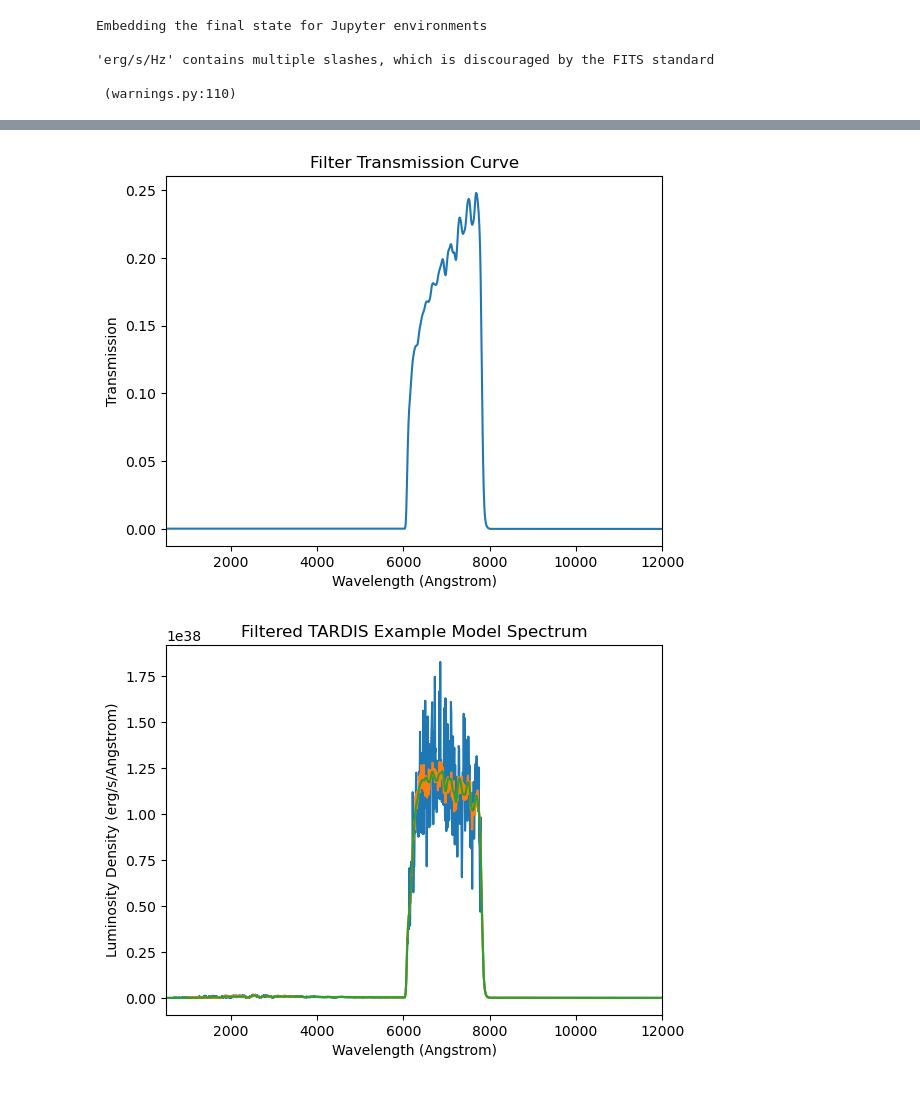
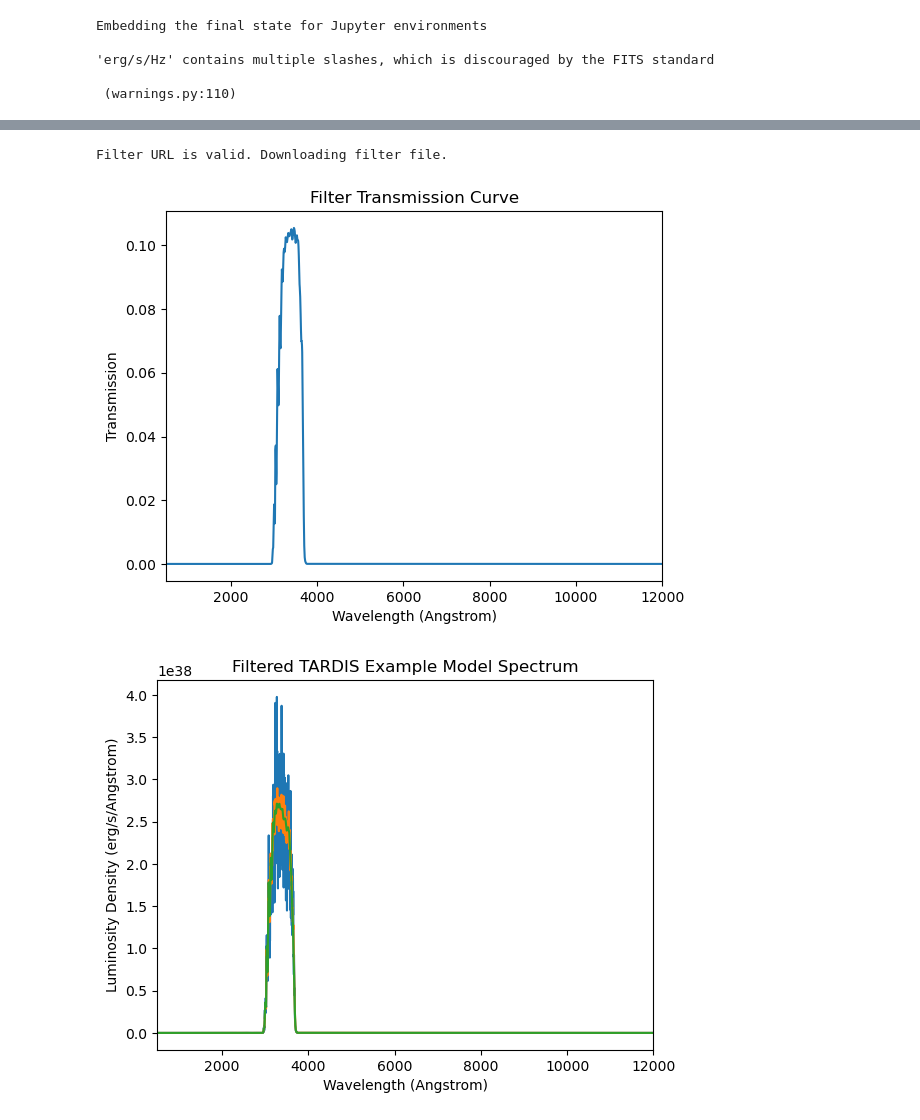
Before and after one commit to ClydeME/spectra_filtering, a Jupyter notebook: TARDIS-Telescope-Filtering.ipynb, the cells around one changed output, grey strips where cells are left out. Drawn from its saved outputs; the diff is of its cells as text; code cells hidden in the pictures.

Commit message:
changes to download function

```diff
--- a/TARDIS-Telescope-Filtering.ipynb
+++ b/TARDIS-Telescope-Filtering.ipynb
@@ -50,14 +49,17 @@ tsf.plot_original_spectrum(spectrum, spectrum_virtual, spectrum_integrated)
 [figure]
 # %%
-# Plotting the filter we will apply to the TARDIS Spectrum (The filter chosen in the Config file)
+# Download the filter we will apply to the TARDIS Spectrum (The filter chosen in the Config file)
+tsf_filter = tsf.download_filter()
 
-tsf.plot_filter(spectrum, tsf.chosen_filter)
+# Plotting the filter's transmission curve
+tsf.plot_filter(spectrum, tsf_filter)
 # %% [output]
+Filter URL is valid. Downloading filter file.
-[figure, old version]
+[figure, new version]
 # %%
 # Plotting a filtered TARTDIS Example Spectrum
 # This is what the TARDIS Spectrum would look like if observed through the chosen filter
 
-tsf.plot_filtered_spectrum(spectrum, spectrum_virtual, spectrum_integrated, tsf.chosen_filter)
+tsf.plot_filtered_spectrum(spectrum, spectrum_virtual, spectrum_integrated, tsf_filter)
 # %% [output]
-[figure, old version]
+[figure, new version]
```
Also changed, not shown: parts of 2 cells of this notebook, 1 other file.
